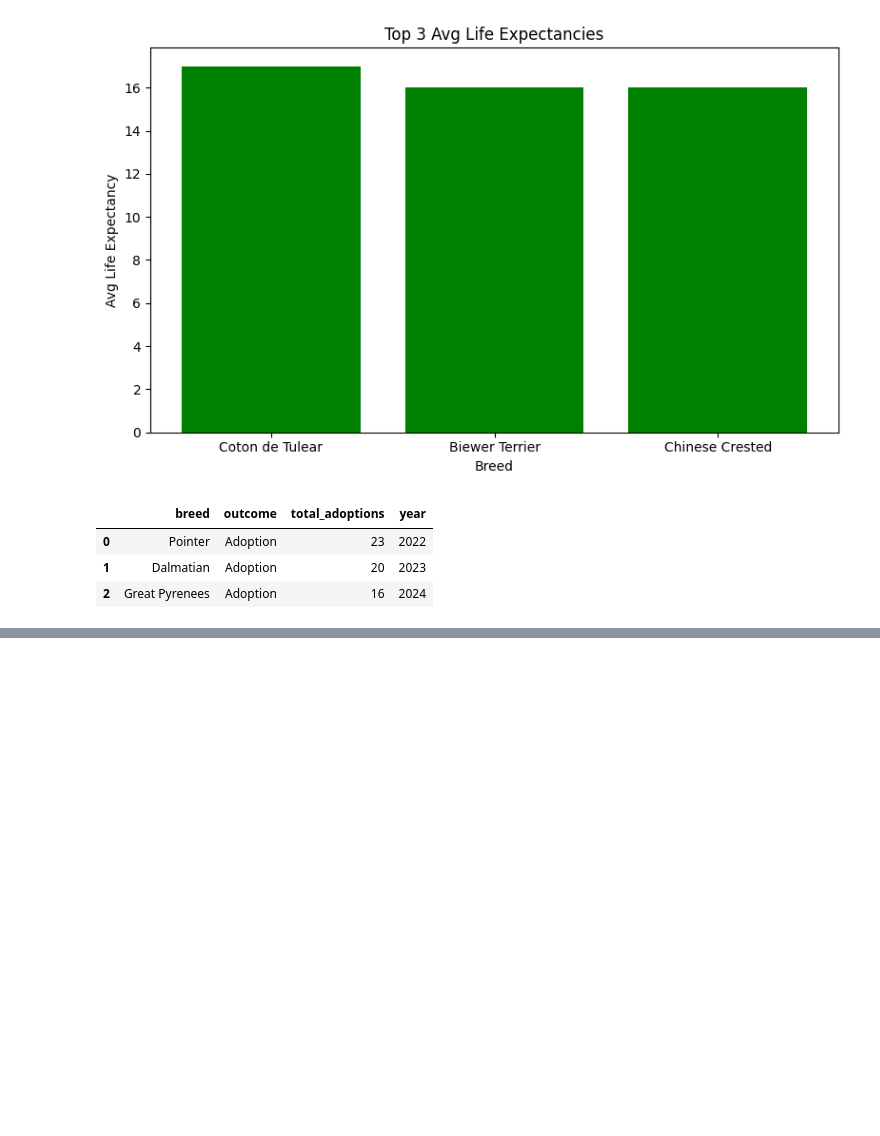
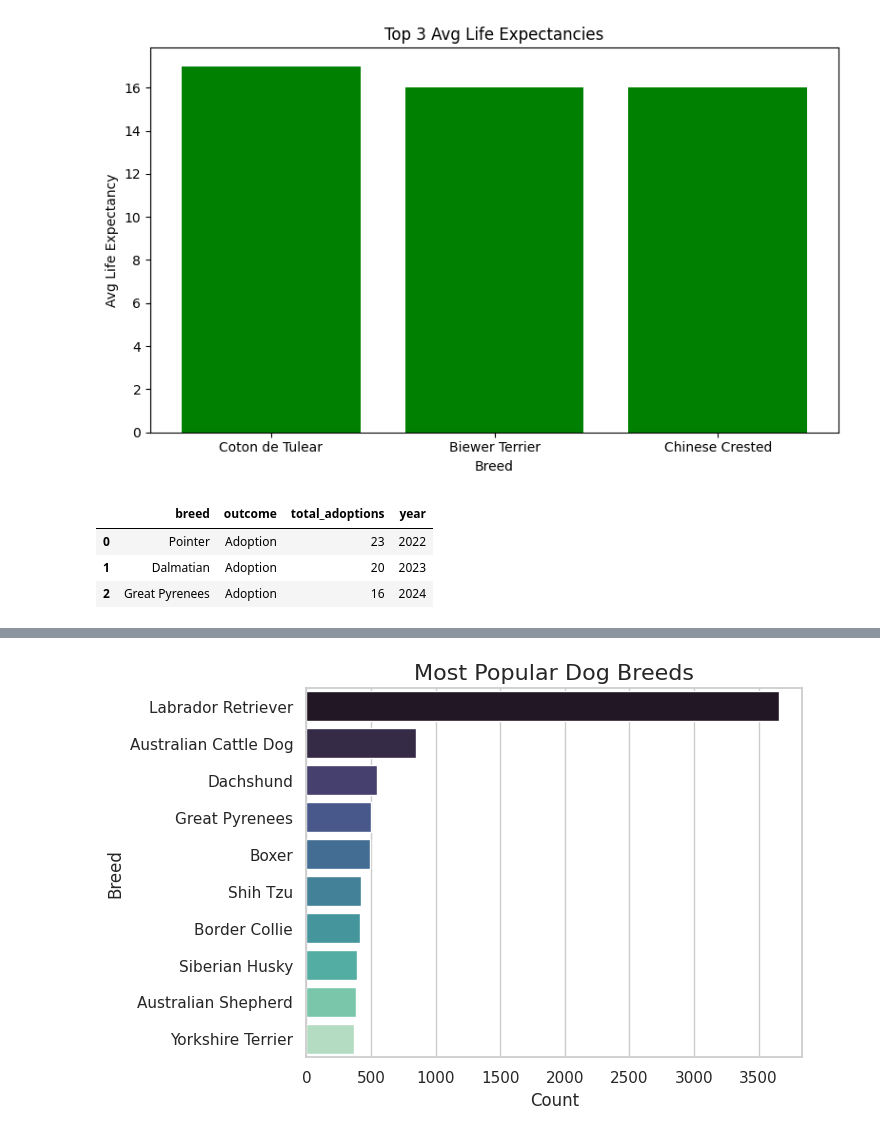
Before and after one commit to Decabra/doggy-delights, a Jupyter notebook: doggy_delights.ipynb, the cells around one changed output, grey strips where cells are left out. Cells and saved outputs as stored; diff of their text form; code cells hidden in the pictures; blank space fills up the shorter version.

```diff
--- a/doggy_delights.ipynb
+++ b/doggy_delights.ipynb
@@ -1051,0 +1175,17 @@ fig.show()
+# %%
+# plot out the top 10 most popular breeds from our pet owners dataset
+# Set a clean style
+sns.set(style="whitegrid")
+
+# Create the bar plot and use the make palette, assign it to lifepaln_chart variable
+popular_breeds_chart = sns.barplot(data=popular_breeds, x='breed_count', y='breed', hue='breed', palette='mako', legend=False)
+
+# Set the title and and x and y labels
+plt.title("Most Popular Dog Breeds", fontsize=16)
+plt.xlabel("Count")
+plt.ylabel("Breed")
+
+# Show plot
+plt.show()
+# %% [output]
+[figure, added]
```
Also changed, not shown: parts of 6 cells of this notebook, 1 other file.
